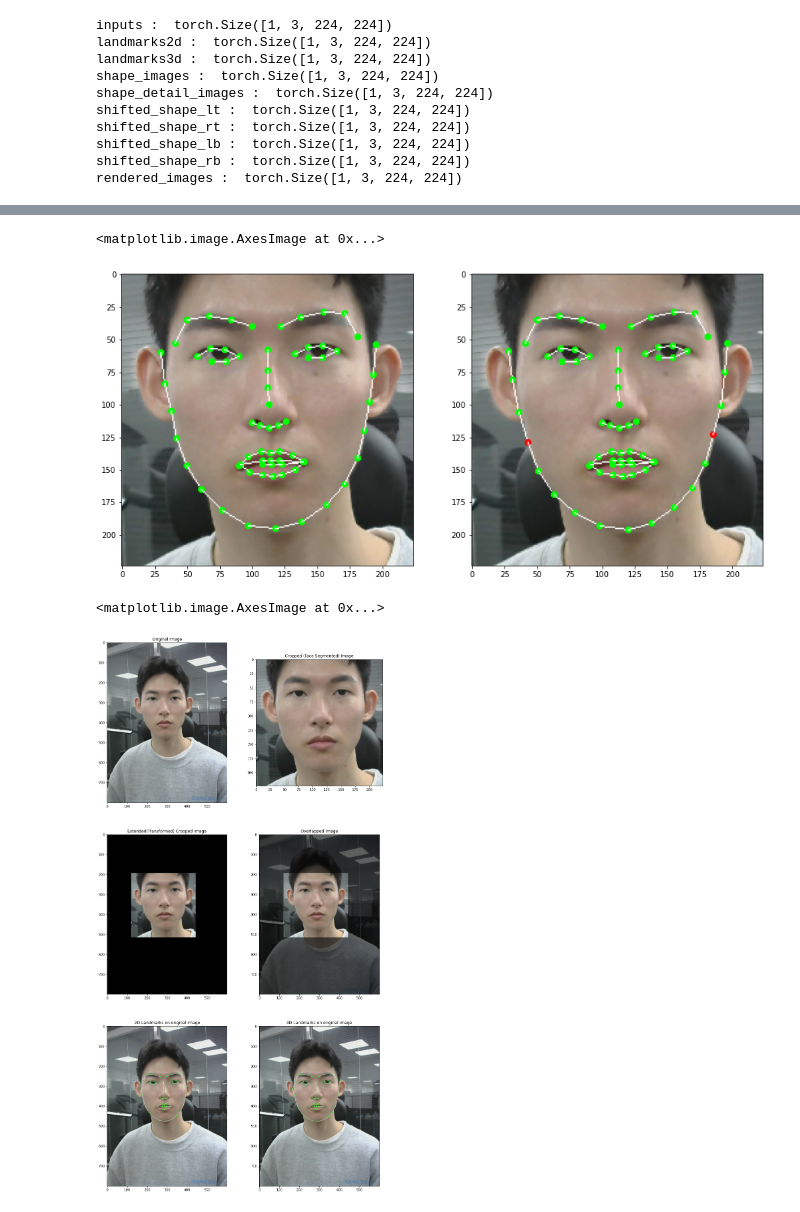
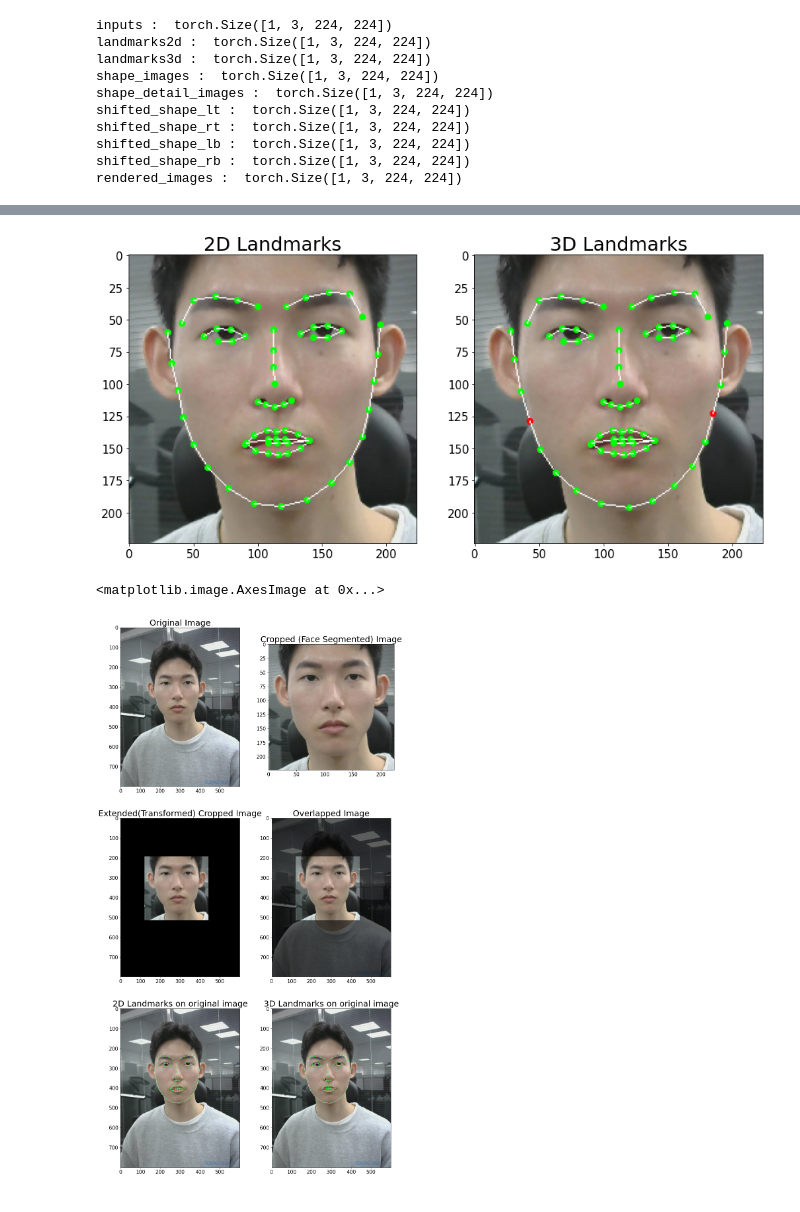
Before and after one commit to jnwnlee/DECA, a Jupyter notebook: explore_DECA_output.ipynb, the cells around one changed output, grey strips where cells are left out. Saved outputs shown, nothing was run; the diff lists cells and outputs as text; code cells hidden in the pictures.

```diff
--- a/explore_DECA_output.ipynb
+++ b/explore_DECA_output.ipynb
@@ -289,28 +289,29 @@ def transform_points(points, tform, points_scale=None, out_scale=None):
 # %%
 from matplotlib import pyplot as plt
 
 img2d = tensor2image(tensor_vis_landmarks(visdict['inputs'], opdict['landmarks2d'])[0]) # or codedict['images']
 img3d = tensor2image(tensor_vis_landmarks(visdict['inputs'], opdict['landmarks3d'])[0])
 
 # cv2.imshow('image',img2d)
 # cv2.waitKey(0)
 # cv2.imshow('image',img3d)
 # cv2.waitKey(0)
 
 img2d = img2d[:,:,::-1]
 img3d = img3d[:,:,::-1]
 
 f, axes = plt.subplots(1,2, figsize=(15, 30))
 
-axes[0].title.set_text('2D Landmarks')
+axes[0].set_title('2D Landmarks', fontsize=25)
 axes[0].imshow(img2d)
-axes[0].title.set_text('3D Landmarks')
+axes[0].tick_params(axis='both', labelsize=15)
+axes[1].set_title('3D Landmarks', fontsize=25)
 axes[1].imshow(img3d)
+axes[1].tick_params(axis='both', labelsize=15)
 
 # cv2.imwrite(wfp, res)
 # %% [output]
-<matplotlib.image.AxesImage at 0x...>
-[figure, old version]
+[figure, new version]
 # %%
 # tform = torch.tensor(dataset[0]['tform'].params)[None, ...]
 # tform = torch.inverse(tform).transpose(1,2) #.to(device)
@@ -346,6 +347,8 @@ img_ldmk_3d = tensor2image(tensor_vis_landmarks(dataset[0]['original_image'][Non
 
 
 # plot images
+plt.rc('xtick',labelsize=15)
+plt.rc('ytick',labelsize=15)
 f, axes = plt.subplots(3,2, figsize=(15, 30))
 
 org_img = org_img[:,:,::-1]
@@ -353,18 +356,18 @@ crop_img = crop_img[:,:,::-1]
 img_ldmk_2d = img_ldmk_2d[:,:,::-1]
 img_ldmk_3d = img_ldmk_3d[:,:,::-1]
 
-axes[0,0].title.set_text('Original Image')
+axes[0,0].set_title('Original Image', fontsize=25)
 axes[0,0].imshow(org_img)
-axes[0,1].title.set_text('Cropped (Face Segmented) Image')
+axes[0,1].set_title('Cropped (Face Segmented) Image', fontsize=25)
 axes[0,1].imshow(crop_img)
-axes[1,0].title.set_text('Extended(Transformed) Cropped Image')
+axes[1,0].set_title('Extended(Transformed) Cropped Image', fontsize=25)
 axes[1,0].imshow(extended_crop_img)
-axes[1,1].title.set_text('Overlapped Image')
+axes[1,1].set_title('Overlapped Image', fontsize=25)
 axes[1,1].imshow(overlay_img)
-axes[2,0].title.set_text('2D Landmarks on original image')
+axes[2,0].set_title('2D Landmarks on original image', fontsize=25)
 axes[2,0].imshow(img_ldmk_2d)
-axes[2,1].title.set_text('3D Landmarks on original image')
+axes[2,1].set_title('3D Landmarks on original image', fontsize=25)
 axes[2,1].imshow(img_ldmk_3d)
 # %% [output]
 <matplotlib.image.AxesImage at 0x...>
-[figure, old version]
+[figure, new version]
```
Also changed, not shown: 1 other file.
